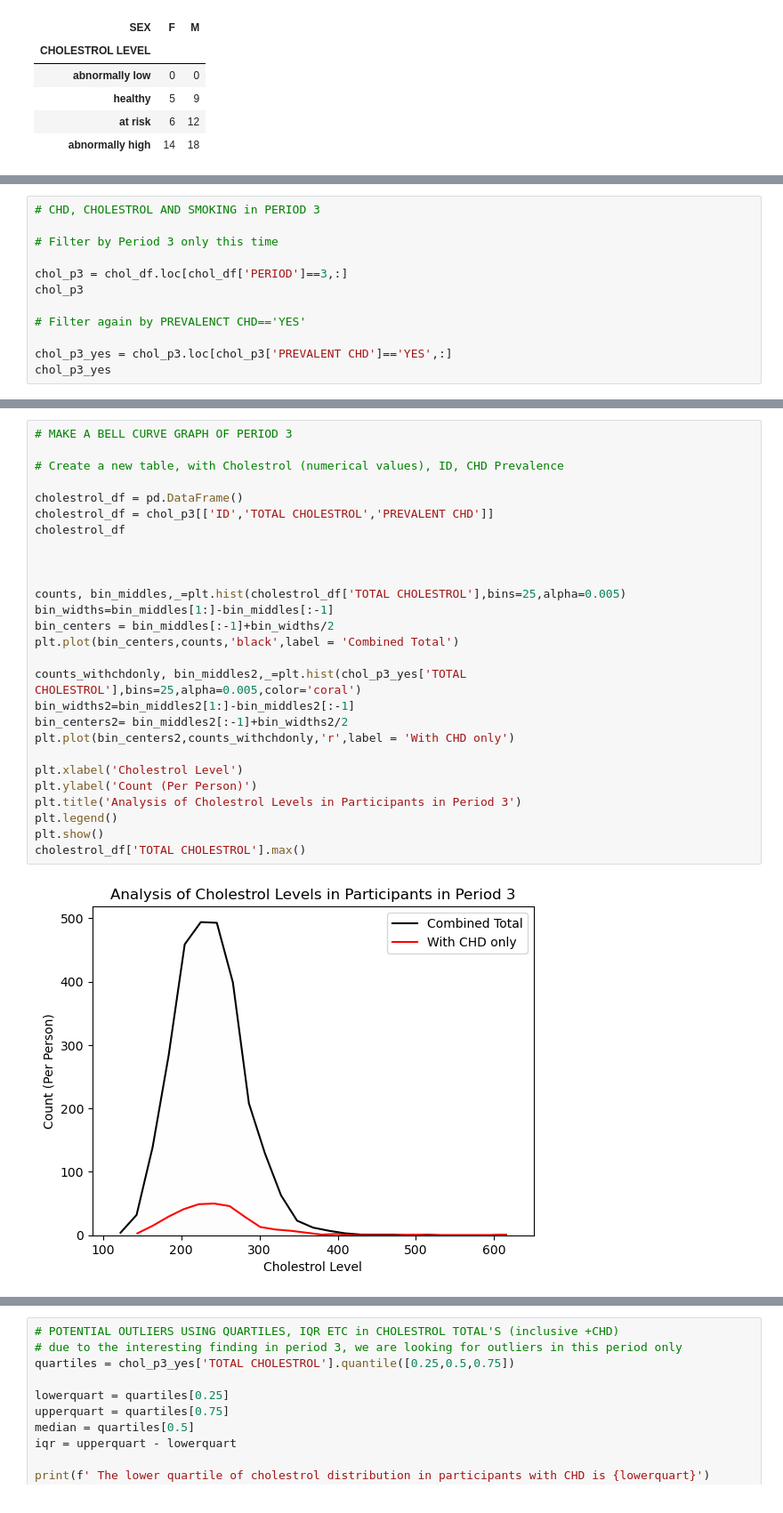
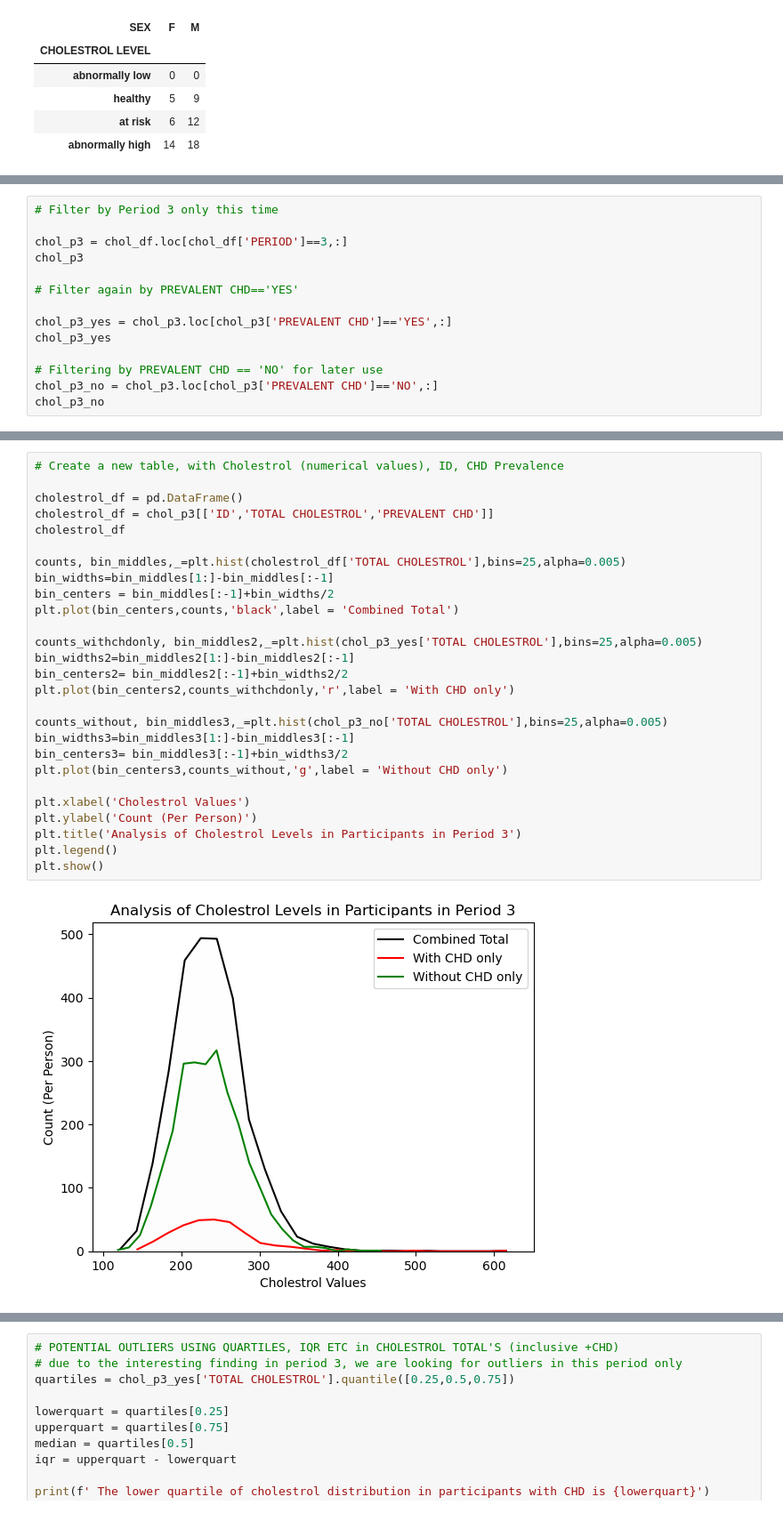
Before and after one commit to Yasmin-9/HeartInsights, a Jupyter notebook: sex/cholestrol.ipynb, the cells around one changed output, grey strips where cells are left out. Shown at 89% size. Drawn from its saved outputs; the diff is of its cells as text.

```diff
--- a/sex/cholestrol.ipynb
+++ b/sex/cholestrol.ipynb
@@ -267,14 +263,16 @@ plt.show()
 # %%
-# CHD, CHOLESTROL AND SMOKING in PERIOD 3
-
 # Filter by Period 3 only this time
 
 chol_p3 = chol_df.loc[chol_df['PERIOD']==3,:]
 chol_p3
 
-# Filter again by PREVALENCT CHD=='YES'
+# Filter again by PREVALENT CHD=='YES'
 
 chol_p3_yes = chol_p3.loc[chol_p3['PREVALENT CHD']=='YES',:]
 chol_p3_yes
+
+# Filtering by PREVALENT CHD == 'NO' for later use
+chol_p3_no = chol_p3.loc[chol_p3['PREVALENT CHD']=='NO',:]
+chol_p3_no
 # %% [output]
 |  | ID | SEX | TOTAL CHOLESTROL | PREVALENT CHD | SMOKING STATUS | CIGS PER DAY | PERIOD | ... |
@@ -314,29 +313,29 @@ chol_smoking_pivot3
 # %%
-# MAKE A BELL CURVE GRAPH OF PERIOD 3
-
 # Create a new table, with Cholestrol (numerical values), ID, CHD Prevalence
 
 cholestrol_df = pd.DataFrame()
 cholestrol_df = chol_p3[['ID','TOTAL CHOLESTROL','PREVALENT CHD']]
 cholestrol_df
 
-
-
 counts, bin_middles,_=plt.hist(cholestrol_df['TOTAL CHOLESTROL'],bins=25,alpha=0.005)
 bin_widths=bin_middles[1:]-bin_middles[:-1]
 bin_centers = bin_middles[:-1]+bin_widths/2
 plt.plot(bin_centers,counts,'black',label = 'Combined Total')
 
-counts_withchdonly, bin_middles2,_=plt.hist(chol_p3_yes['TOTAL CHOLESTROL'],bins=25,alpha=0.005,color='coral')
+counts_withchdonly, bin_middles2,_=plt.hist(chol_p3_yes['TOTAL CHOLESTROL'],bins=25,alpha=0.005)
 bin_widths2=bin_middles2[1:]-bin_middles2[:-1]
 bin_centers2= bin_middles2[:-1]+bin_widths2/2
 plt.plot(bin_centers2,counts_withchdonly,'r',label = 'With CHD only')
 
-plt.xlabel('Cholestrol Level')
+counts_without, bin_middles3,_=plt.hist(chol_p3_no['TOTAL CHOLESTROL'],bins=25,alpha=0.005)
+bin_widths3=bin_middles3[1:]-bin_middles3[:-1]
+bin_centers3= bin_middles3[:-1]+bin_widths3/2
+plt.plot(bin_centers3,counts_without,'g',label = 'Without CHD only')
+
+plt.xlabel('Cholestrol Values')
 plt.ylabel('Count (Per Person)')
 plt.title('Analysis of Cholestrol Levels in Participants in Period 3')
 plt.legend()
 plt.show()
-cholestrol_df['TOTAL CHOLESTROL'].max()
 # %% [output]
-[figure, old version]
+[figure, new version]
```
Also changed, not shown: parts of 24 cells of this notebook.
